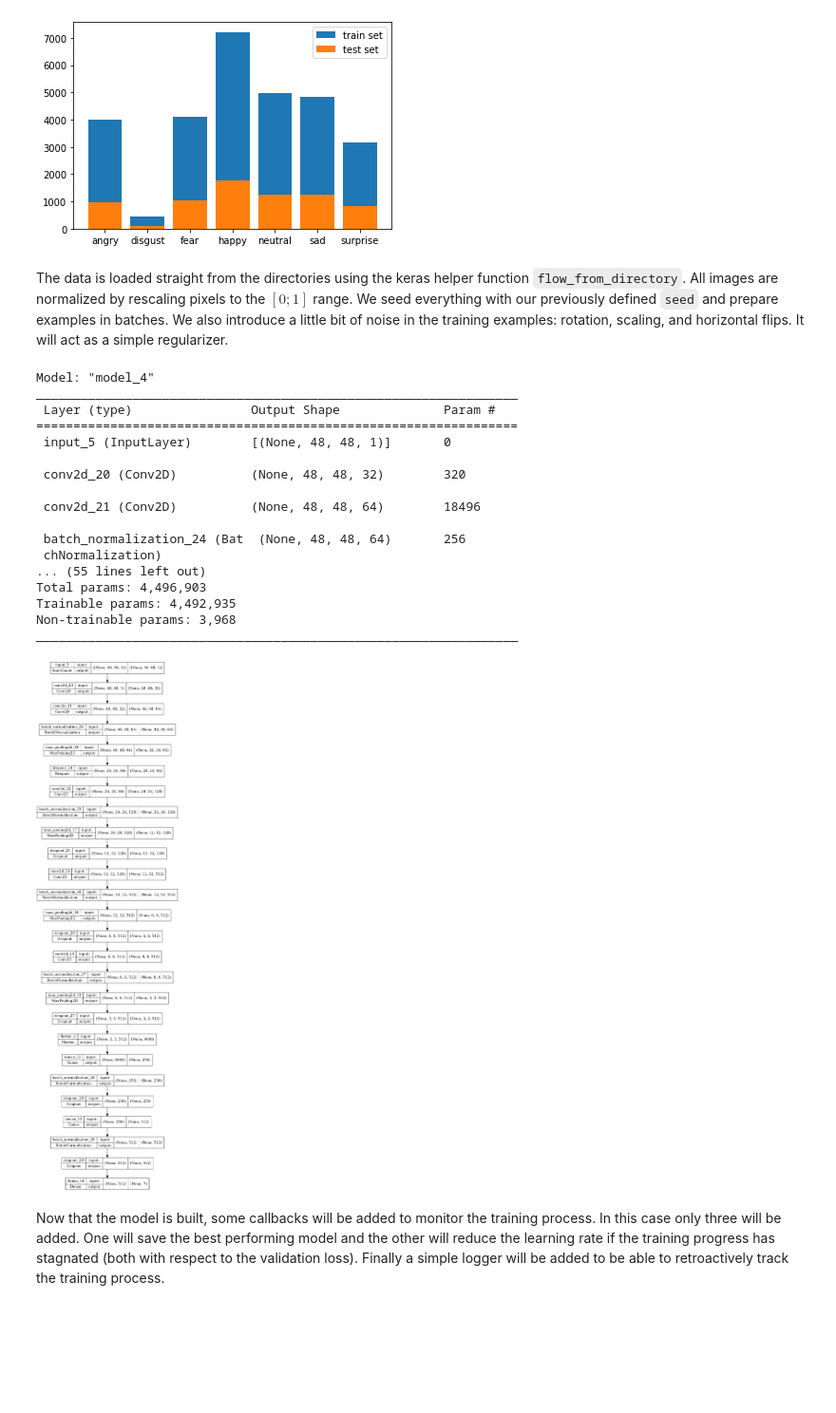
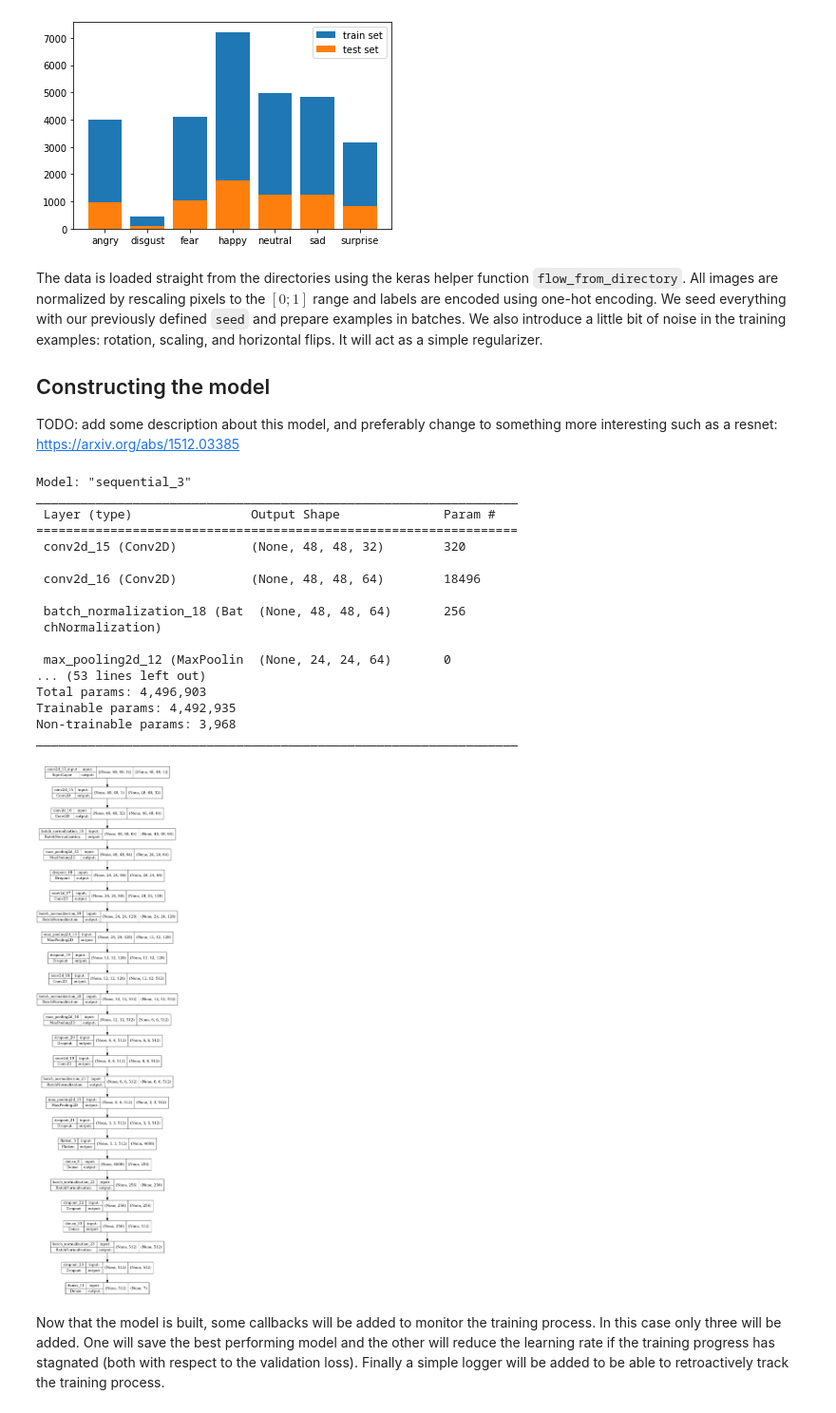
Before and after one commit to shilangyu/AIF-emotion-detection, a Jupyter notebook: image/image_emotion_detection.ipynb, the cells around one changed output. Shown at 95% size. Cells and saved outputs as stored; diff of their text form; code cells hidden in the pictures; blank space fills up the shorter version.

```diff
--- a/image/image_emotion_detection.ipynb
+++ b/image/image_emotion_detection.ipynb
@@ -17,9 +17,10 @@ seed = 123
 train_dir = Path("fer-2013-dataset/train")
 test_dir = Path("fer-2013-dataset/test")
 checkpoint_file = Path('model.h5')
+final_model_file = Path('final_model.h5')
 log_file = Path('training.log.csv')
 
-load_saved_model = False
+model_to_load = final_model_file
 
 image_size = (48, 48)
 n_classes = sum(1 for _ in train_dir.glob("*"))
@@ -112,14 +114,18 @@ Found 28709 images belonging to 7 classes.
 Found 7178 images belonging to 7 classes.
 [figure]
 # %% [markdown]
-The data is loaded straight from the directories using the keras helper function `flow_from_directory`. All images are normalized by rescaling pixels to the $[0; 1]$ range. We seed everything with our previously defined `seed` and prepare examples in batches. We also introduce a little bit of noise in the training examples: rotation, scaling, and horizontal flips. It will act as a simple regularizer.
+The data is loaded straight from the directories using the keras helper function `flow_from_directory`. All images are normalized by rescaling pixels to the $[0; 1]$ range and labels are encoded using one-hot encoding. We seed everything with our previously defined `seed` and prepare examples in batches. We also introduce a little bit of noise in the training examples: rotation, scaling, and horizontal flips. It will act as a simple regularizer.
+
+## Constructing the model
+
+TODO: add some description about this model, and preferably change to something more interesting such as a resnet: https://arxiv.org/abs/1512.03385
 # %%
 from tensorflow.keras.utils import plot_model
 
 
 def get_model():
-    if load_saved_model:
-        return keras.models.load_model(checkpoint_file)
+    if model_to_load is not None:
+        return keras.models.load_model(model_to_load)
 
     from keras.layers import Conv2D, MaxPool2D, Flatten, Dense, Dropout, BatchNormalization, Input
     from keras import regularizers
@@ -162,41 +168,41 @@ def get_model():
     normalize6 = BatchNormalization()(dense2)
     dropout6 = Dropout(0.25)(normalize6)
 
     output = Dense(n_classes, activation='softmax')(dropout6)
 
     model = keras.models.Model(inputs=input, outputs=output)
 
     model.compile(
         optimizer=Adam(learning_rate=3e-4),
         loss='categorical_crossentropy',
         metrics=['accuracy']
     )
 
     return model
 
 
 model = get_model()
 model.summary()
 plot_model(model, show_shapes=True)
 # %% [output]
-Model: "model_4"
+Model: "sequential_3"
 _________________________________________________________________
  Layer (type)                Output Shape              Param #
 =================================================================
- input_5 (InputLayer)        [(None, 48, 48, 1)]       0
+ conv2d_15 (Conv2D)          (None, 48, 48, 32)        320
 
- conv2d_20 (Conv2D)          (None, 48, 48, 32)        320
+ conv2d_16 (Conv2D)          (None, 48, 48, 64)        18496
 
- conv2d_21 (Conv2D)          (None, 48, 48, 64)        18496
+ batch_normalization_18 (Bat  (None, 48, 48, 64)       256
+ chNormalization)
 
- batch_normalization_24 (Bat  (None, 48, 48, 64)       256
- chNormalization)
-... (55 lines left out)
+ max_pooling2d_12 (MaxPoolin  (None, 24, 24, 64)       0
+... (53 lines left out)
 Total params: 4,496,903
 Trainable params: 4,492,935
 Non-trainable params: 3,968
 _________________________________________________________________
-[figure, old version]
+[figure, new version]
 # %% [markdown]
 Now that the model is built, some callbacks will be added to monitor the training process. In this case only three will be added. One will save the best performing model and the other will reduce the learning rate if the training progress has stagnated (both with respect to the validation loss). Finally a simple logger will be added to be able to retroactively track the training process.
 # %%
```
Also changed, not shown: parts of 12 cells of this notebook, 1 other file.
